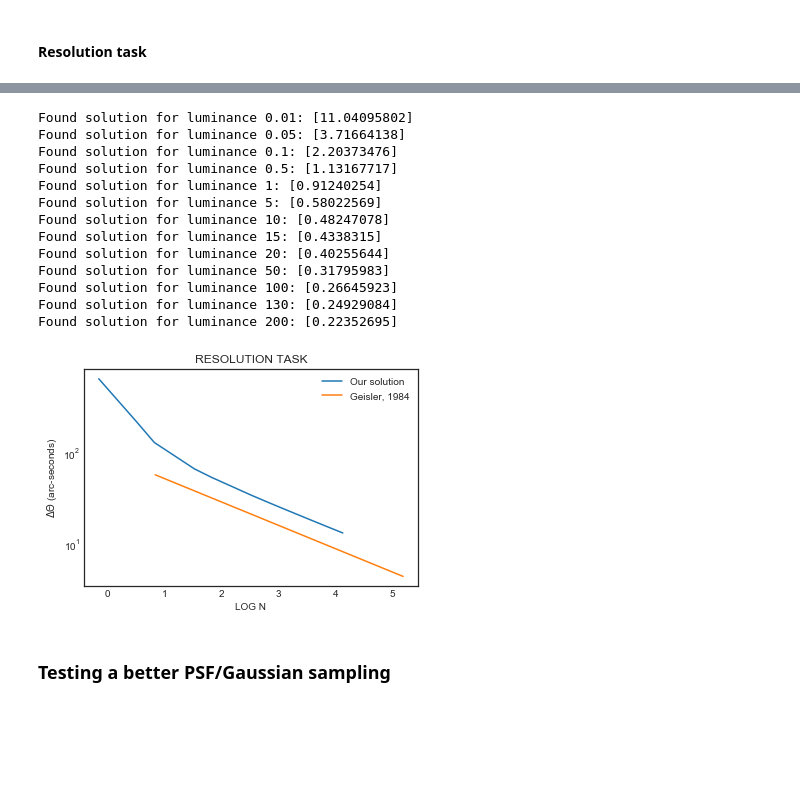
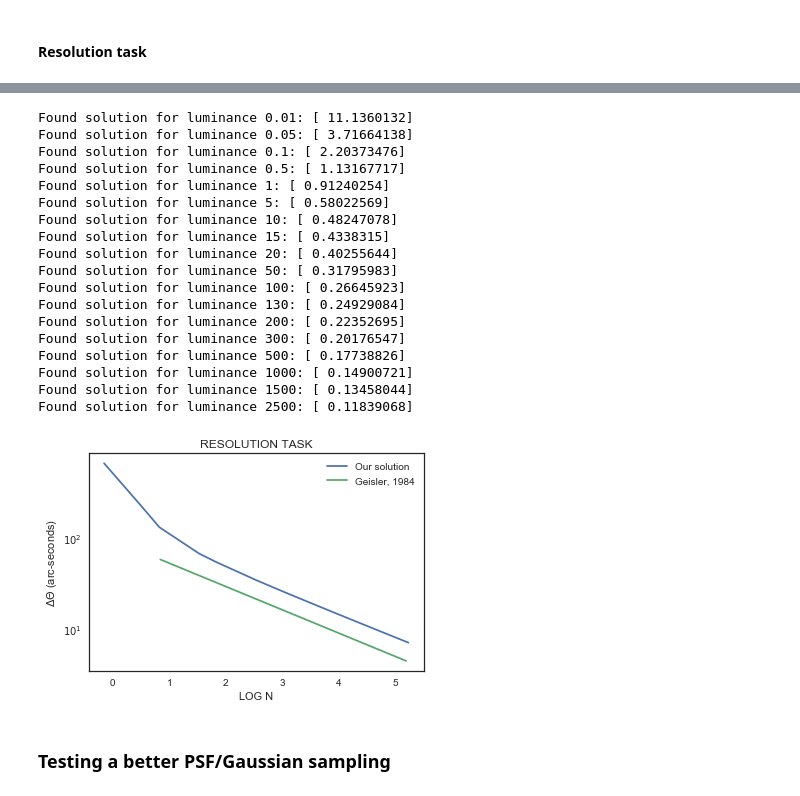
Before and after one commit to WinawerLab/vis-mod-course, a Jupyter notebook: Geisler1984/Geisler1984.ipynb, the cells around one changed output, grey strips where cells are left out. Cells and saved outputs as stored; diff of their text form; code cells hidden in the pictures; blank space fills up the shorter version.

```diff
--- a/Geisler1984/Geisler1984.ipynb
+++ b/Geisler1984/Geisler1984.ipynb
@@ -225,20 +254,27 @@ plt.scatter(recs[:, 0], recs[:, 1], c=b, cmap='Blues')
 # %%
-solts = hf.figure5(lum=[.01, .05, .1, .5, 1, 5, 10, 15, 20, 50, 100, 130, 200])
+lum=[.01, .05, .1, .5, 1, 5, 10, 15, 20, 50, 100, 130, 200, 300, 500, 1000, 1500, 2500]
+# lum = [.1, .5, 1, 5, 10, 15, 20, 50, 100, 130, 200, 300, 500, 1000, 1500, 2500]
+solts = hf.figure5(lum)
 # %% [output]
-Found solution for luminance 0.01: [11.04095802]
-Found solution for luminance 0.05: [3.71664138]
-Found solution for luminance 0.1: [2.20373476]
-Found solution for luminance 0.5: [1.13167717]
-Found solution for luminance 1: [0.91240254]
-Found solution for luminance 5: [0.58022569]
-Found solution for luminance 10: [0.48247078]
-Found solution for luminance 15: [0.4338315]
-Found solution for luminance 20: [0.40255644]
-Found solution for luminance 50: [0.31795983]
-Found solution for luminance 100: [0.26645923]
-Found solution for luminance 130: [0.24929084]
-Found solution for luminance 200: [0.22352695]
+Found solution for luminance 0.01: [ 11.1360132]
+Found solution for luminance 0.05: [ 3.71664138]
+Found solution for luminance 0.1: [ 2.20373476]
+Found solution for luminance 0.5: [ 1.13167717]
+Found solution for luminance 1: [ 0.91240254]
+Found solution for luminance 5: [ 0.58022569]
+Found solution for luminance 10: [ 0.48247078]
+Found solution for luminance 15: [ 0.4338315]
+Found solution for luminance 20: [ 0.40255644]
+Found solution for luminance 50: [ 0.31795983]
+Found solution for luminance 100: [ 0.26645923]
+Found solution for luminance 130: [ 0.24929084]
+Found solution for luminance 200: [ 0.22352695]
+Found solution for luminance 300: [ 0.20176547]
+Found solution for luminance 500: [ 0.17738826]
+Found solution for luminance 1000: [ 0.14900721]
+Found solution for luminance 1500: [ 0.13458044]
+Found solution for luminance 2500: [ 0.11839068]
-[figure, old version]
+[figure, new version]
 # %% [markdown]
 ### Testing a better PSF/Gaussian sampling
 # %%
```
Also changed, not shown: parts of 25 cells of this notebook, 1 other file.
